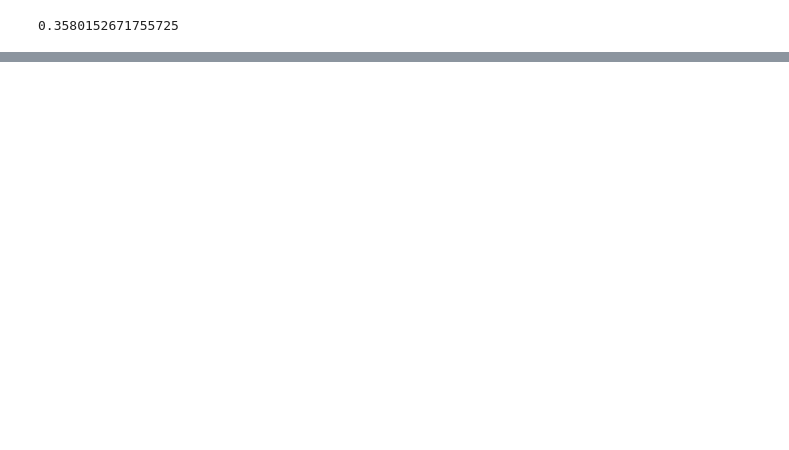
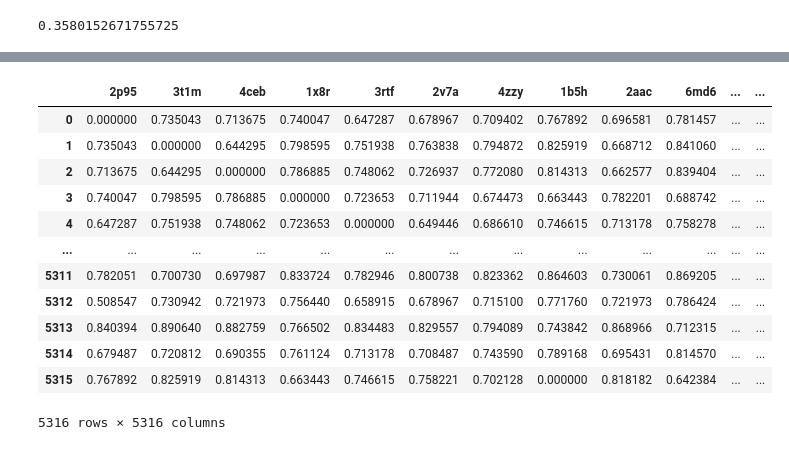
Before and after one commit to hnlab/generalization_benchmark, a Jupyter notebook: split_dataset/3_fold_ccv/3_fold_ccv.ipynb, the cells around one changed output, grey strips where cells are left out. Cells and saved outputs as stored; diff of their text form; code cells hidden in the pictures; blank space fills up the shorter version.

Commit message:
3_fold

```diff
--- a/split_dataset/3_fold_ccv/3_fold_ccv.ipynb
+++ b/split_dataset/3_fold_ccv/3_fold_ccv.ipynb
@@ -100,0 +712,19 @@ fs(fp_10gs, fp_1a4k)
+# %%
+protein_dist = pd.read_csv("/pubhome/hzhu02/Redocked_pose/split_dataset/3_fold_ccv/protein_smi_only_main_chain_pdbbind_2020.csv")
+pdb_list = protein_dist.columns.tolist()
+# %%
+protein_dist.drop(columns=['Unnamed: 0'])
+# %% [output]
+|  | 2p95 | 3t1m | 4ceb | 1x8r | 3rtf | 2v7a | 4zzy | 1b5h | 2aac | 6md6 | ... | ... |
+| 0 | 0.000000 | 0.735043 | 0.713675 | 0.740047 | 0.647287 | 0.678967 | 0.709402 | 0.767892 | 0.696581 | 0.781457 | ... | ... |
+| 1 | 0.735043 | 0.000000 | 0.644295 | 0.798595 | 0.751938 | 0.763838 | 0.794872 | 0.825919 | 0.668712 | 0.841060 | ... | ... |
+| 2 | 0.713675 | 0.644295 | 0.000000 | 0.786885 | 0.748062 | 0.726937 | 0.772080 | 0.814313 | 0.662577 | 0.839404 | ... | ... |
+| 3 | 0.740047 | 0.798595 | 0.786885 | 0.000000 | 0.723653 | 0.711944 | 0.674473 | 0.663443 | 0.782201 | 0.688742 | ... | ... |
+| 4 | 0.647287 | 0.751938 | 0.748062 | 0.723653 | 0.000000 | 0.649446 | 0.686610 | 0.746615 | 0.713178 | 0.758278 | ... | ... |
+| ... | ... | ... | ... | ... | ... | ... | ... | ... | ... | ... | ... | ... |
+| 5311 | 0.782051 | 0.700730 | 0.697987 | 0.833724 | 0.782946 | 0.800738 | 0.823362 | 0.864603 | 0.730061 | 0.869205 | ... | ... |
+| 5312 | 0.508547 | 0.730942 | 0.721973 | 0.756440 | 0.658915 | 0.678967 | 0.715100 | 0.771760 | 0.721973 | 0.786424 | ... | ... |
+| 5313 | 0.840394 | 0.890640 | 0.882759 | 0.766502 | 0.834483 | 0.829557 | 0.794089 | 0.743842 | 0.868966 | 0.712315 | ... | ... |
+| 5314 | 0.679487 | 0.720812 | 0.690355 | 0.761124 | 0.713178 | 0.708487 | 0.743590 | 0.789168 | 0.695431 | 0.814570 | ... | ... |
+| 5315 | 0.767892 | 0.825919 | 0.814313 | 0.663443 | 0.746615 | 0.758221 | 0.702128 | 0.000000 | 0.818182 | 0.642384 | ... | ... |
+5316 rows × 5316 columns
```
Also changed, not shown: parts of 118 cells of this notebook.
